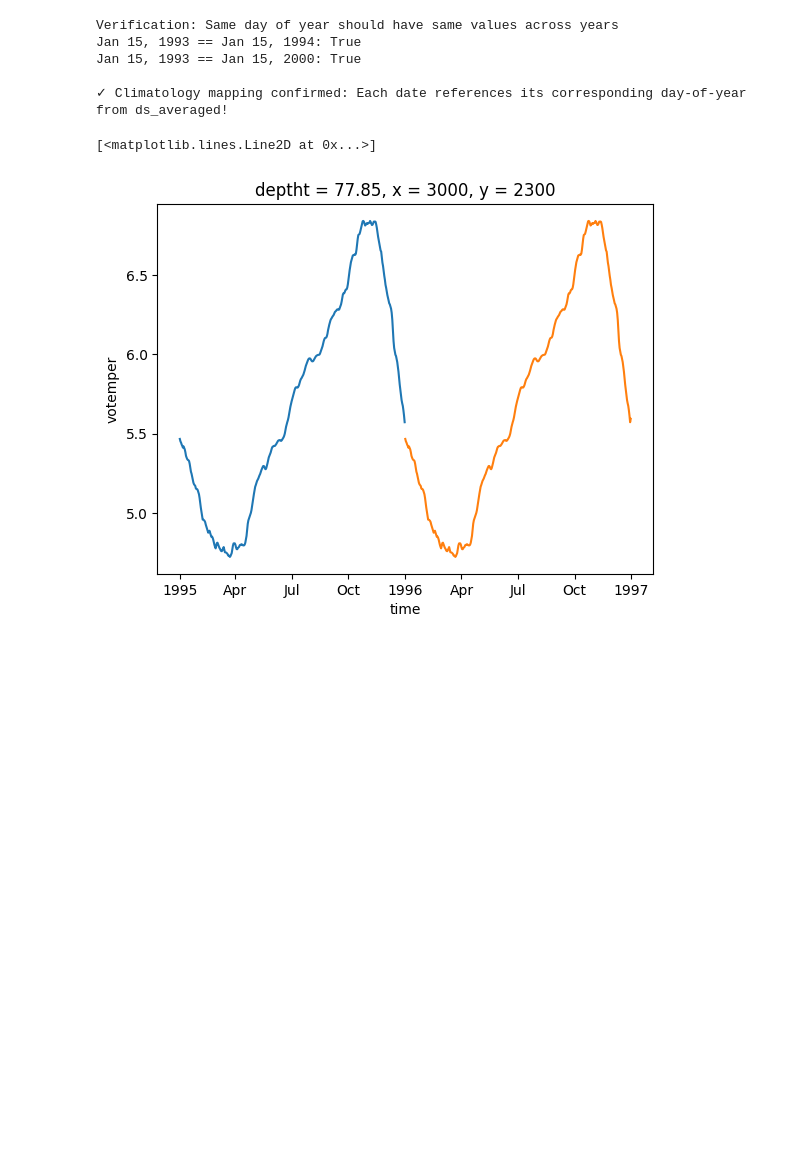
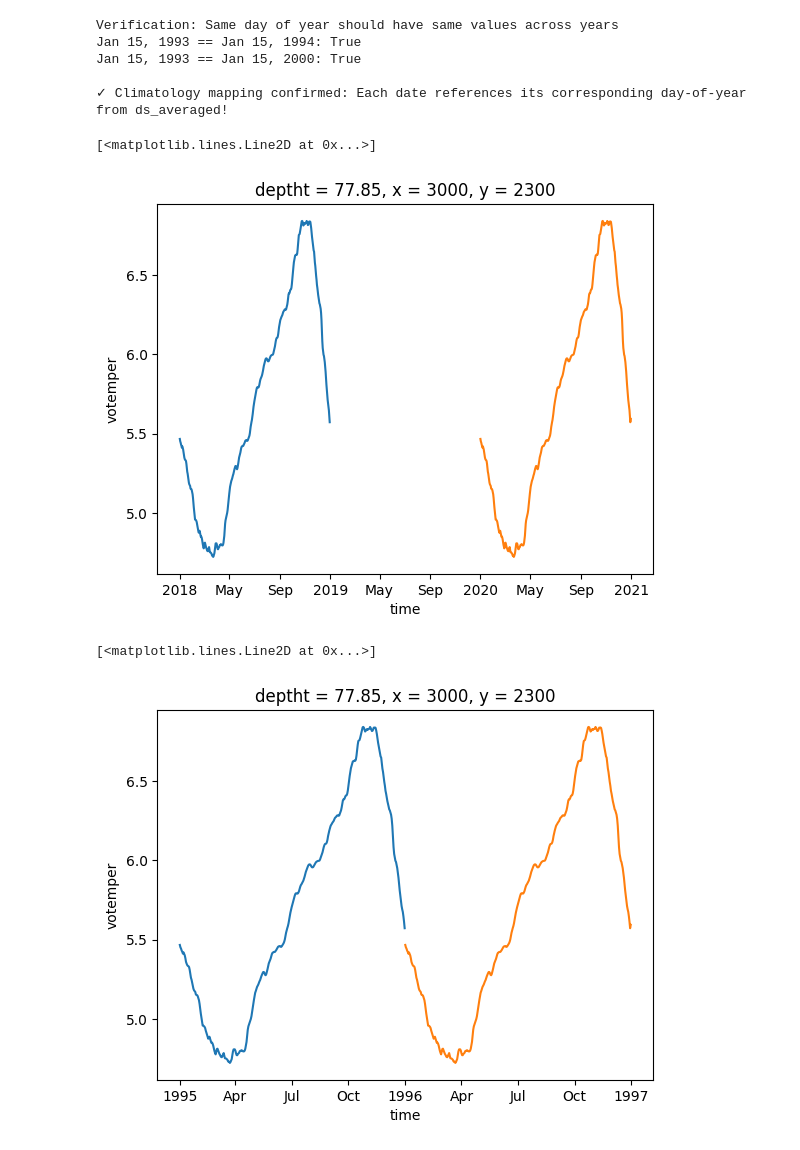
Before and after one commit to ischiller-weiss/FBC_Lagrangian, a Jupyter notebook: src/create_reference_clim_file.ipynb, the cells around one changed output. Saved outputs shown, nothing was run; the diff lists cells and outputs as text; code cells hidden in the pictures; blank space fills up the shorter version.

```diff
--- a/src/create_reference_clim_file.ipynb
+++ b/src/create_reference_clim_file.ipynb
@@ -213,6 +271,12 @@ Jan 15, 1993 == Jan 15, 1994: True
 Jan 15, 1993 == Jan 15, 2000: True
 
 ✓ Climatology mapping confirmed: Each date references its corresponding day-of-year from ds_averaged!
+# %%
+ds_climatology["votemper"].sel(time="2018").isel(deptht=20, y=0, x=0).plot(label="2018")
+ds_climatology["votemper"].sel(time="2020").isel(deptht=20, y=0, x=0).plot(label="2020")
+# %% [output]
+[<matplotlib.lines.Line2D at 0x...>]
+[figure, added]
 # %%
 ds_climatology["votemper"].sel(time="1995").isel(deptht=20, y=0, x=0).plot(label="1995")
 ds_climatology["votemper"].sel(time="1996").isel(deptht=20, y=0, x=0).plot(label="1996")
```
Also changed, not shown: parts of 10 cells of this notebook.
